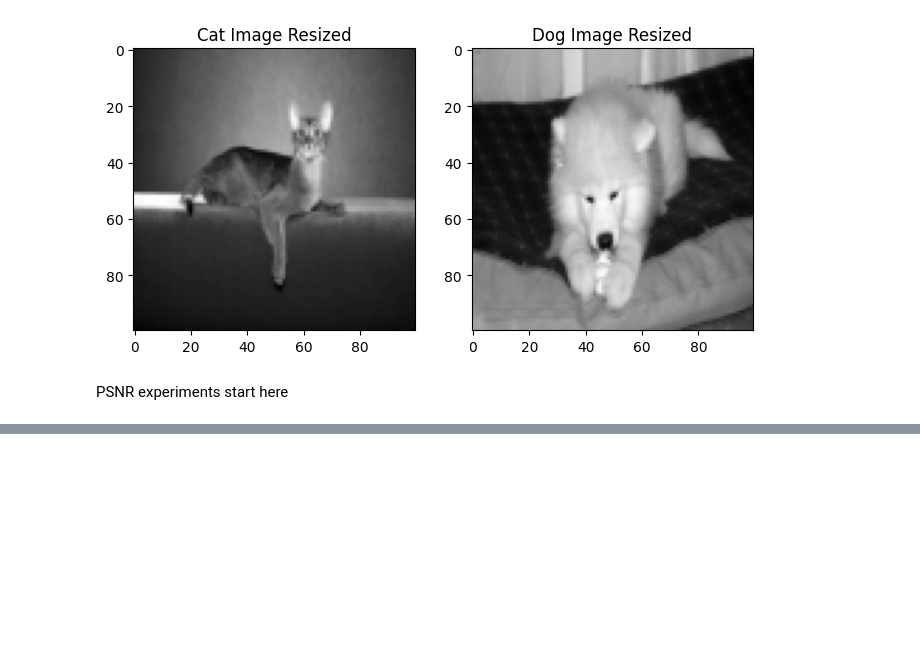
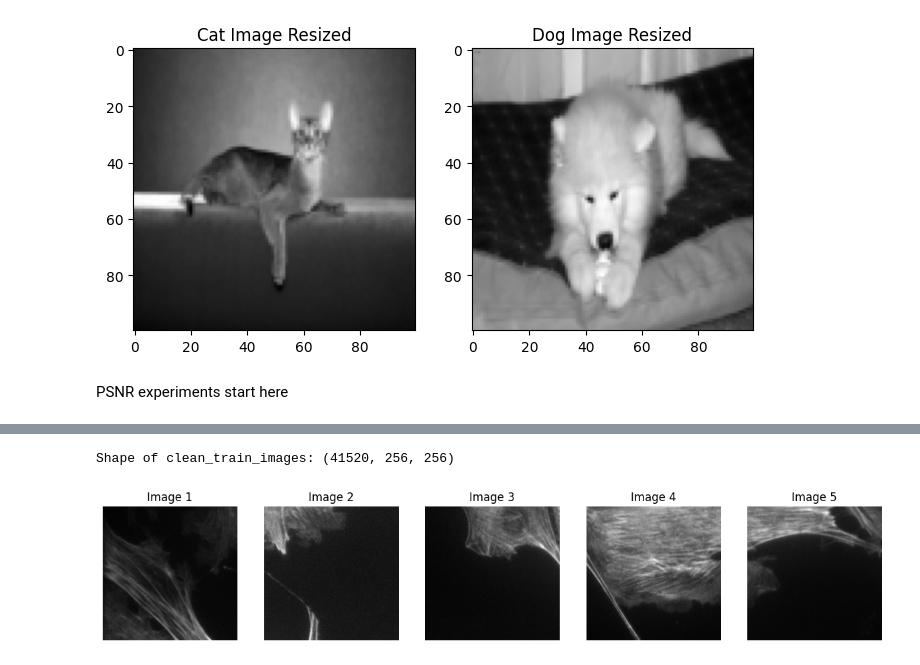
Before and after one commit to Kyan148369/ML, a Jupyter notebook: segmentation-and-denoising.ipynb, the cells around one changed output, grey strips where cells are left out. Saved outputs shown, nothing was run; the diff lists cells and outputs as text; code cells hidden in the pictures; blank space fills up the shorter version.

```diff
--- a/segmentation-and-denoising.ipynb
+++ b/segmentation-and-denoising.ipynb
@@ -225,0 +257,16 @@ cat_same_psnr_results= process_image(cat_pic_1_same)
+# %%
+clean_train_images = np.load('/kaggle/input/denoising-data/clean_train.npy')
+
+print("Shape of clean_train_images:", clean_train_images.shape)
+
+
+# Visualize the first few images
+fig, axes = plt.subplots(1, 5, figsize=(15, 5))
+for i, ax in enumerate(axes):
+    ax.imshow(clean_train_images[i], cmap='gray')
+    ax.set_title(f"Image {i+1}")
+    ax.axis('off')
+plt.show()
+# %% [output]
+Shape of clean_train_images: (41520, 256, 256)
+[figure, added]
```
Also changed, not shown: parts of 10 cells of this notebook.
